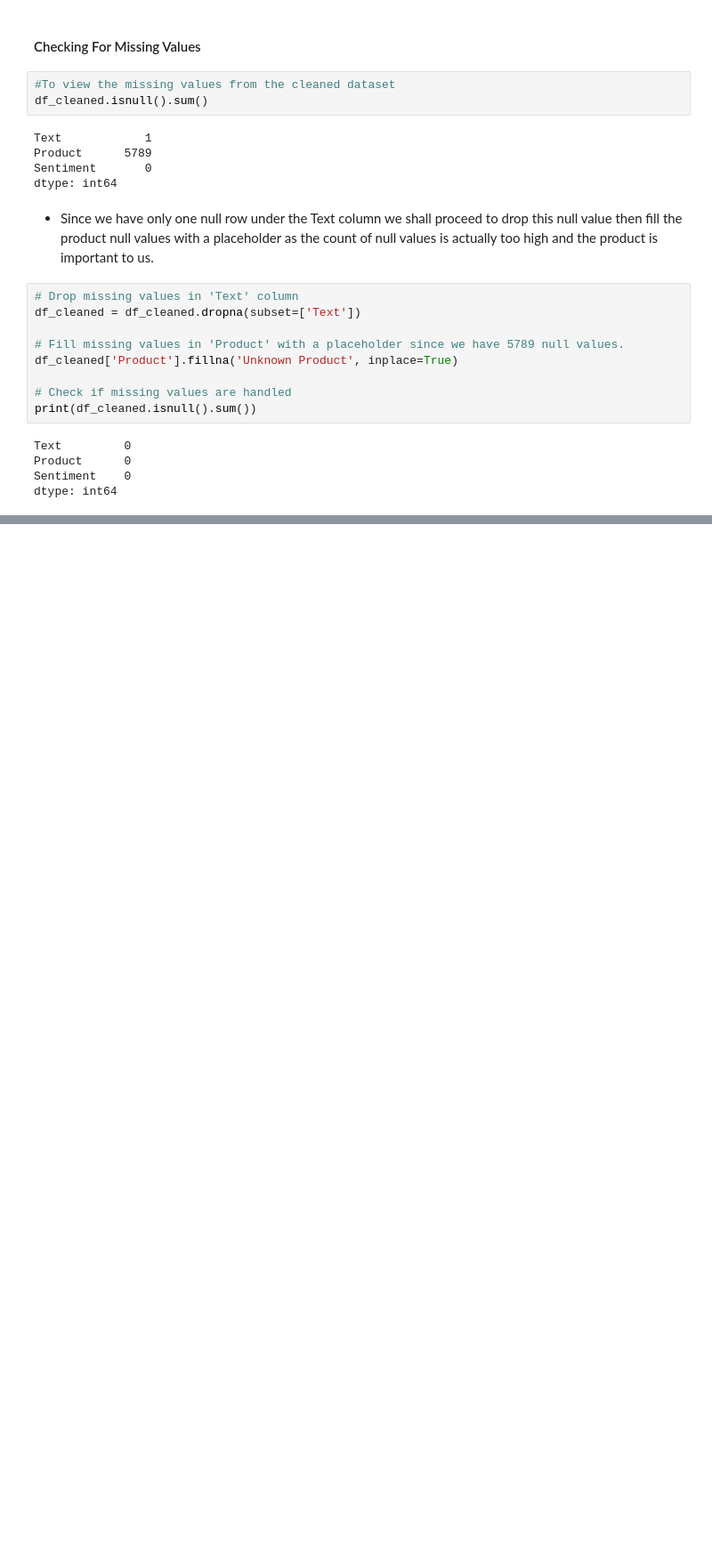
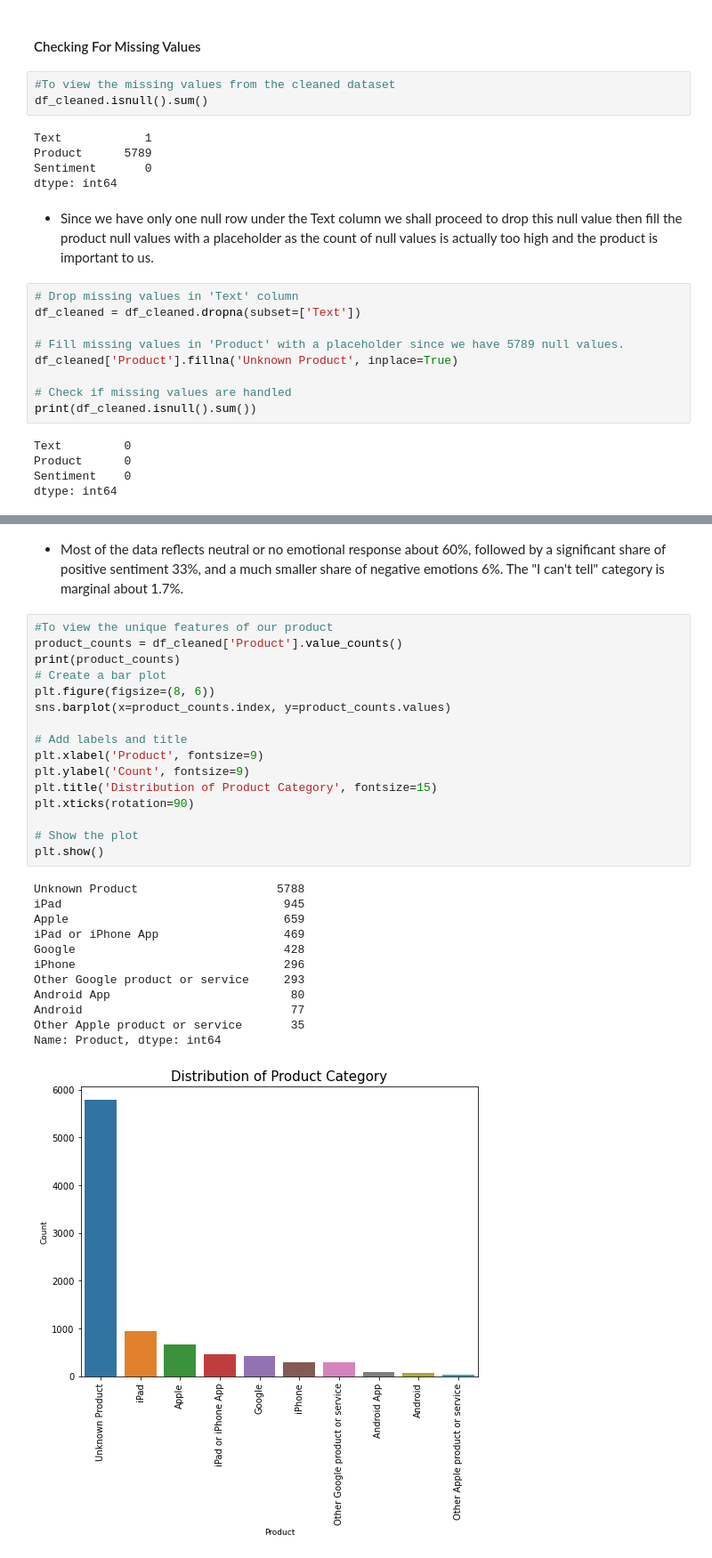
Before and after one commit to jgatharia/Phase_4_Project_, a Jupyter notebook: jenny.ipynb, the cells around one changed output, grey strips where cells are left out. Shown at 89% size. Saved outputs shown, nothing was run; the diff lists cells and outputs as text; blank space fills up the shorter version.

```diff
--- a/jenny.ipynb
+++ b/jenny.ipynb
@@ -167,0 +177,31 @@ Name: Product, dtype: int64
+# %% [markdown]
+* Most of the data reflects neutral or no emotional response about 60%, followed by a significant share of positive sentiment 33%, and a much smaller share of negative emotions 6%. The "I can't tell" category is marginal about 1.7%.
+# %%
+#To view the unique features of our product
+product_counts = df_cleaned['Product'].value_counts()
+print(product_counts)
+# Create a bar plot
+plt.figure(figsize=(8, 6))
+sns.barplot(x=product_counts.index, y=product_counts.values)
+
+# Add labels and title
+plt.xlabel('Product', fontsize=9)
+plt.ylabel('Count', fontsize=9)
+plt.title('Distribution of Product Category', fontsize=15)
+plt.xticks(rotation=90)
+
+# Show the plot
+plt.show()
+# %% [output]
+Unknown Product                    5788
+iPad                                945
+Apple                               659
+iPad or iPhone App                  469
+Google                              428
+iPhone                              296
+Other Google product or service     293
+Android App                          80
+Android                              77
+Other Apple product or service       35
+Name: Product, dtype: int64
+[figure, added]
```
Also changed, not shown: parts of 6 cells of this notebook.
